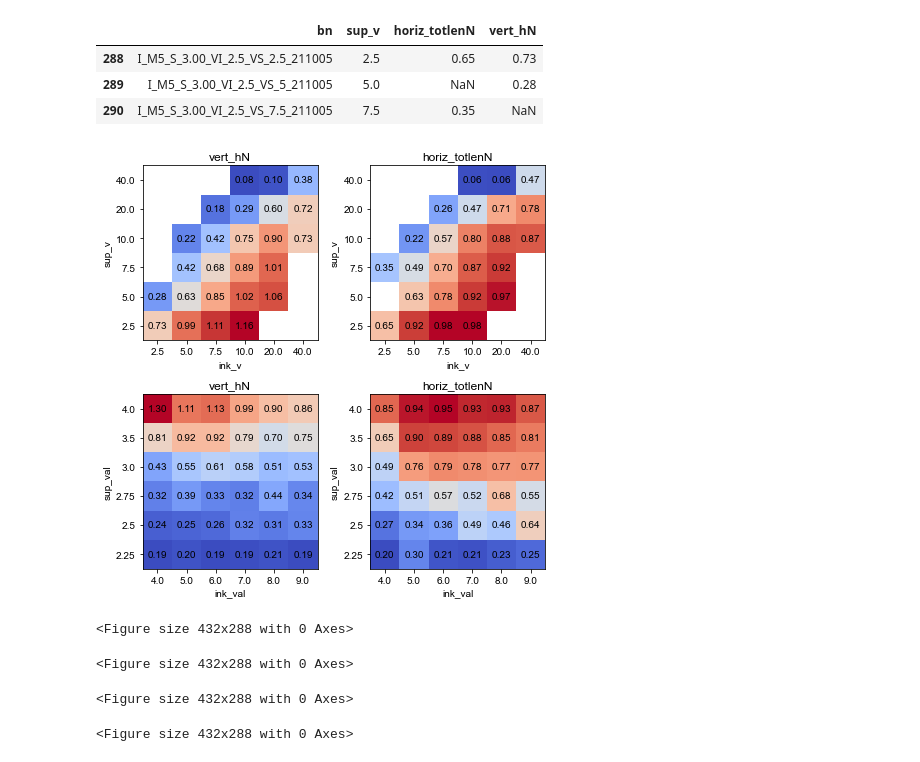
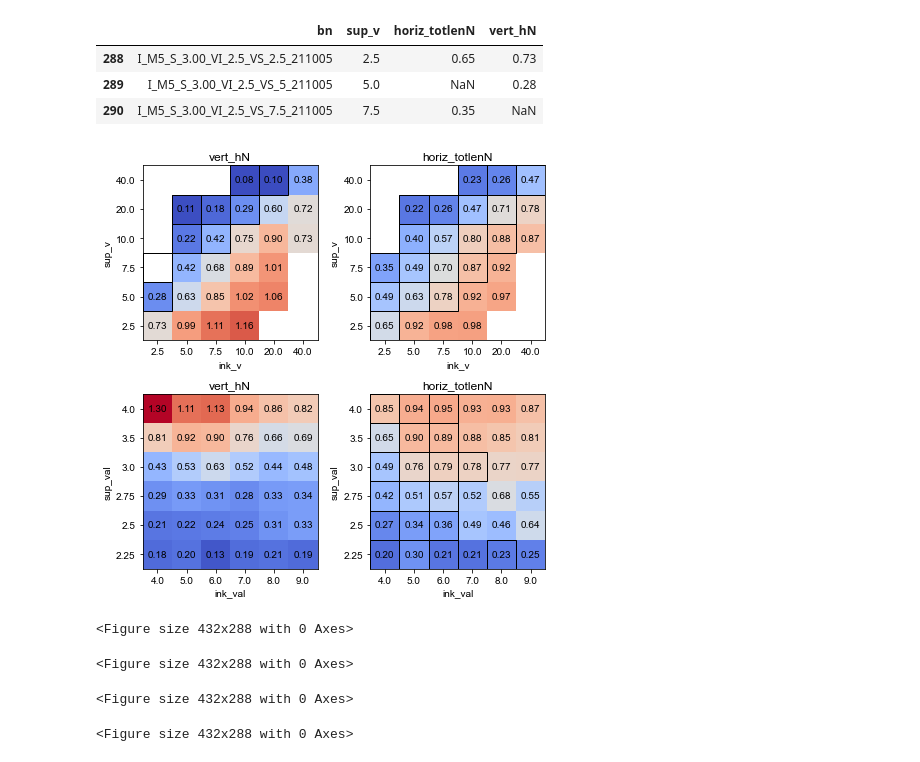
Before and after one commit to usnistgov/embedded3DPvids, a Jupyter notebook: ipynb/vidSummaries_vert.ipynb, the cells around one changed output. Drawn from its saved outputs; the diff is of its cells as text; code cells hidden in the pictures.

```diff
--- a/ipynb/vidSummaries_vert.ipynb
+++ b/ipynb/vidSummaries_vert.ipynb
@@ -27,7 +27,7 @@ LOGGERDEFINED = logs.openLog('vidSummaries.ipynb', LOGGERDEFINED, level='DEBUG',
 # %%
 ss,u = me.importStillsSummary(diag=True)
 seg, useg = me.importStillsSummary(file='segmentsSummary.csv', diag=False)
-ss = ss.merge(seg[['folder', 'horiz_segments']], on='folder', suffixes=['', '_manual'], how='outer')
+ss = ss.merge(seg[['folder', 'horiz_segments', 'vert_segments']], on='folder', suffixes=['', '_manual'], how='left')
 # %% [output]
 Independents: ['folder', 'bn', 'date', 'sigma', 'di', 'do', 'fluFile', 'calibFile', 'viscRatio', 'vRatio', 'ReRatio', 'rGrav', 'dEst', 'hDragP', 'vDragP', 'int_CaInv', 'int_Re', 'pressureCh0', 'ink_sh ...
 
@@ -209,20 +209,38 @@ ss1[ss1.ink_v==2.5][['bn', 'sup_v', 'horiz_totlenN', 'vert_hN']]
 | 288 | I_M5_S_3.00_VI_2.5_VS_2.5_211005 | 2.5 | 0.65 | 0.73 |
 | 289 | I_M5_S_3.00_VI_2.5_VS_5_211005 | 5.0 | NaN | 0.28 |
 | 290 | I_M5_S_3.00_VI_2.5_VS_7.5_211005 | 7.5 | 0.35 | NaN |
-# %%
-ss1 = ss.copy()
-ss1 = ss1[ss1.sweepType=='speed_20_low_visc_ratio']
-ss2 = ss.copy()
-ss2 = ss2[ss2.sweepType=='visc_20']
-fig,axs = plt.subplots(2,2, figsize=(6.5,6.5))
-mp.colorMeshSS(ss1, 'ink_v', 'sup_v', 'vert_hN', logx=False, logy=False, dx=0,dy=0, ax=axs[0][0], legend=False)
-mp.colorMeshSS(ss1, 'ink_v', 'sup_v', 'horiz_totlenN', logx=False, logy=False, dx=0,dy=0, ax=axs[0][1], legend=False)
-mp.colorMeshSS(ss2, 'ink_val', 'sup_val', 'vert_hN', logx=False, logy=False, dx=0,dy=0, ax=axs[1][0], legend=False)
-mp.colorMeshSS(ss2, 'ink_val', 'sup_val', 'horiz_totlenN', logx=False, logy=False, dx=0,dy=0, ax=axs[1][1], legend=False)
-fig.tight_layout()
-# %% [output]
-[figure, removed]
-<Figure size 432x288 with 0 Axes>
-<Figure size 432x288 with 0 Axes>
-<Figure size 432x288 with 0 Axes>
-<Figure size 432x288 with 0 Axes>
+# %%
+ss1 = ss.copy()
+ss1 = ss1[ss1.sweepType=='speed_20_low_visc_ratio']
+ss2 = ss.copy()
+ss2 = ss2[ss2.sweepType=='visc_20']
+fig,axs = plt.subplots(2,2, figsize=(6.5,6.5))
+kwargs = {'logx':False, 'logy':False, 'dx':0, 'dy':0, 'vmin':0.1, 'vmax':1.3, 'legend':False}
+mp.colorMeshSS(ss1, 'ink_v', 'sup_v', 'vert_hN', ax=axs[0][0], **kwargs)
+mp.colorMeshSS(ss1, 'ink_v', 'sup_v', 'horiz_totlenN', ax=axs[0][1], **kwargs)
+mp.colorMeshSS(ss2, 'ink_val', 'sup_val', 'vert_hN', ax=axs[1][0], **kwargs)
+mp.colorMeshSS(ss2, 'ink_val', 'sup_val', 'horiz_totlenN', ax=axs[1][1], **kwargs)
+
+for i,row in ss1.iterrows():
+    xpos = [2.5, 5.0, 7.5, 10.0,20.0, 40].index(row['ink_v'])
+    ypos = [2.5, 5.0, 7.5, 10.0,20.0, 40].index(row['sup_v'])
+    if row['horiz_segments_manual']>3:
+        axs[0][1].add_patch(plt.Rectangle((xpos,ypos), 1,1, fill=False, edgecolor='black'))
+    if row['vert_segments']>4:
+        axs[0][0].add_patch(plt.Rectangle((xpos,ypos), 1,1, fill=False, edgecolor='black'))
+
+for i,row in ss2.iterrows():
+    xpos = [4,5,6,7,8,9].index(row['ink_val'])
+    ypos = [2.25,2.5,2.75,3,3.5,4].index(row['sup_val'])
+    if row['horiz_segments_manual']>3:
+        axs[1][1].add_patch(plt.Rectangle((xpos,ypos), 1,1, fill=False, edgecolor='black'))
+    if row['vert_segments']>4:
+        axs[1][0].add_patch(plt.Rectangle((xpos,ypos), 1,1, fill=False, edgecolor='black'))
+
+fig.tight_layout()
+# %% [output]
+[figure, added]
+<Figure size 432x288 with 0 Axes>
+<Figure size 432x288 with 0 Axes>
+<Figure size 432x288 with 0 Axes>
+<Figure size 432x288 with 0 Axes>
```
Also changed, not shown: parts of 2 cells of this notebook, 2 other files.
